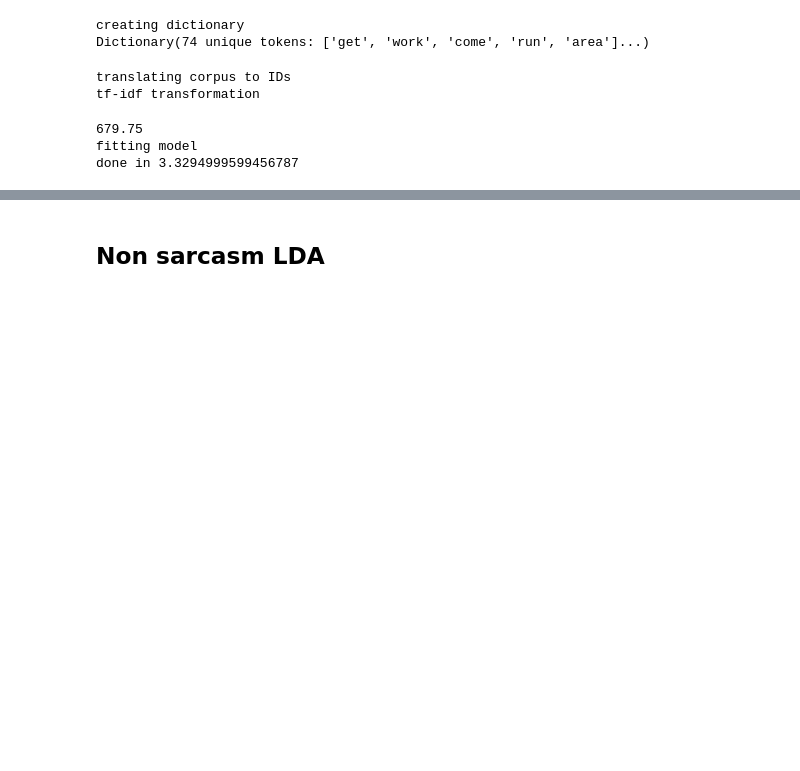
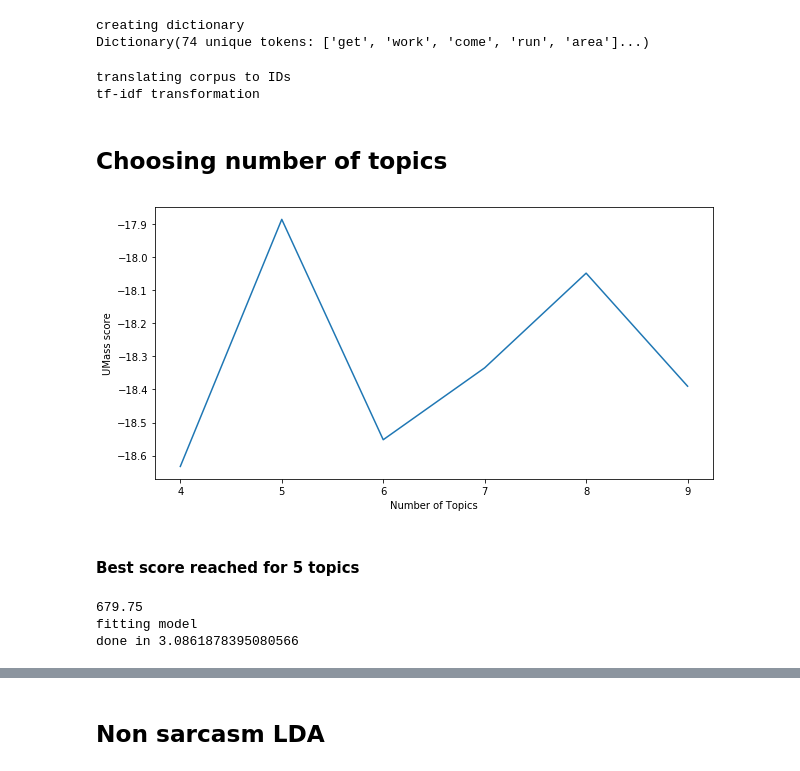
Before and after one commit to Hugo-pao/NLP-Final-Project, a Jupyter notebook: Attending_Final_Project.ipynb, the cells around one changed output, grey strips where cells are left out. Drawn from its saved outputs; the diff is of its cells as text; code cells hidden in the pictures; blank space fills up the shorter version.

Commit message:
added t_test for various stats on sentences + Umass score

```diff
--- a/Attending_Final_Project.ipynb
+++ b/Attending_Final_Project.ipynb
@@ -179,3 +203,8 @@ False
+# %%
+no_verb['sentence_length'] = no_verb.headline.apply(length)
+no_verb['avg_word_length'] = no_verb.headline.apply(avg_word_length)
+no_verb['exclamation'] = no_verb.headline.apply(exclamation)
+no_verb['question_mark'] = no_verb.headline.apply(question_mark)
 # %%
-sarcasm = no_verb.loc[no_verb["is_sarcastic"] == 1,["headline","cleaned","verb"]]
-normal = no_verb.loc[no_verb["is_sarcastic"] == 0,["headline","cleaned","verb"]]
+sarcasm = no_verb.loc[no_verb["is_sarcastic"] == 1,["headline","cleaned"]]
+normal = no_verb.loc[no_verb["is_sarcastic"] == 0,["headline","cleaned"]]
@@ -451,8 +480,45 @@ model_corpus = tfidfmodel[ldacorpus]
 # %% [output]
 translating corpus to IDs
 tf-idf transformation
+# %% [markdown]
+## **Choosing number of topics**
+# %%
+import random
+
+coherence_values = []
+model_list = []
+
+dev_size = 5000
+eval_size = 1000
+
+random.seed(42)
+for num_topics in range(4, 10):
+    model = LdaMulticore(corpus=model_corpus[:dev_size],
+                         id2word=dictionary,
+                         workers=min(10, multiprocessing.cpu_count()-1),
+                         num_topics=num_topics)
+
+    coherencemodel_umass = CoherenceModel(model=model,
+                                          texts=instances[dev_size:dev_size+eval_size],
+                                          dictionary=dictionary,
+                                          coherence='u_mass')
+
+    umass_score = coherencemodel_umass.get_coherence()
+    coherence_values.append((num_topics, umass_score))
+
+scores = pd.DataFrame(coherence_values, columns=['num_topics', 'UMass'])
+# %%
+fig, ax = plt.subplots(figsize=(10,5))
+plt.plot(scores.num_topics, scores.UMass)
+plt.xlabel('Number of Topics')
+plt.ylabel('UMass score')
+plt.show()
+# %% [output]
+[figure, added]
+# %% [markdown]
+#### **Best score reached for 5 topics**
 # %%
-num_topics = 11
+num_topics = 5
 
 # find chunksize to make about 200 updates
 num_passes = 10
@@ -474,7 +540,7 @@ print("done in {}".format(time.time()-start), flush=True)
 # %% [output]
 679.75
 fitting model
-done in 3.3294999599456787
+done in 3.0861878395080566
 # %%
 import re
 
```
Also changed, not shown: parts of 33 cells of this notebook.
